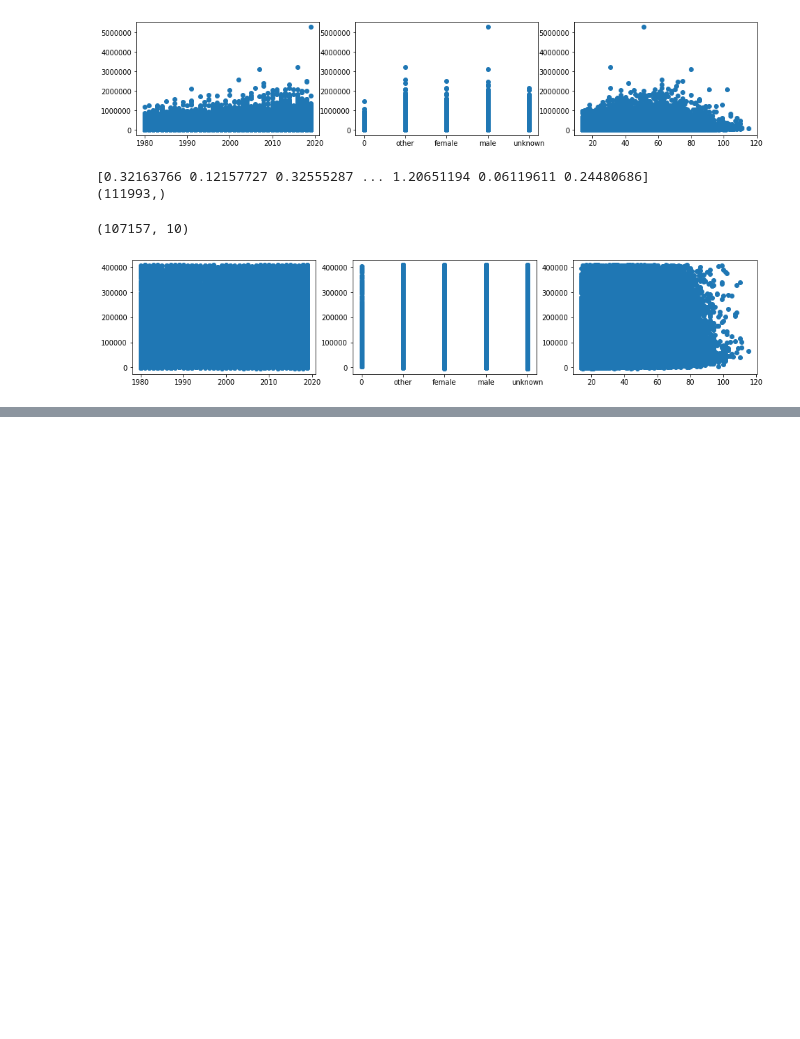
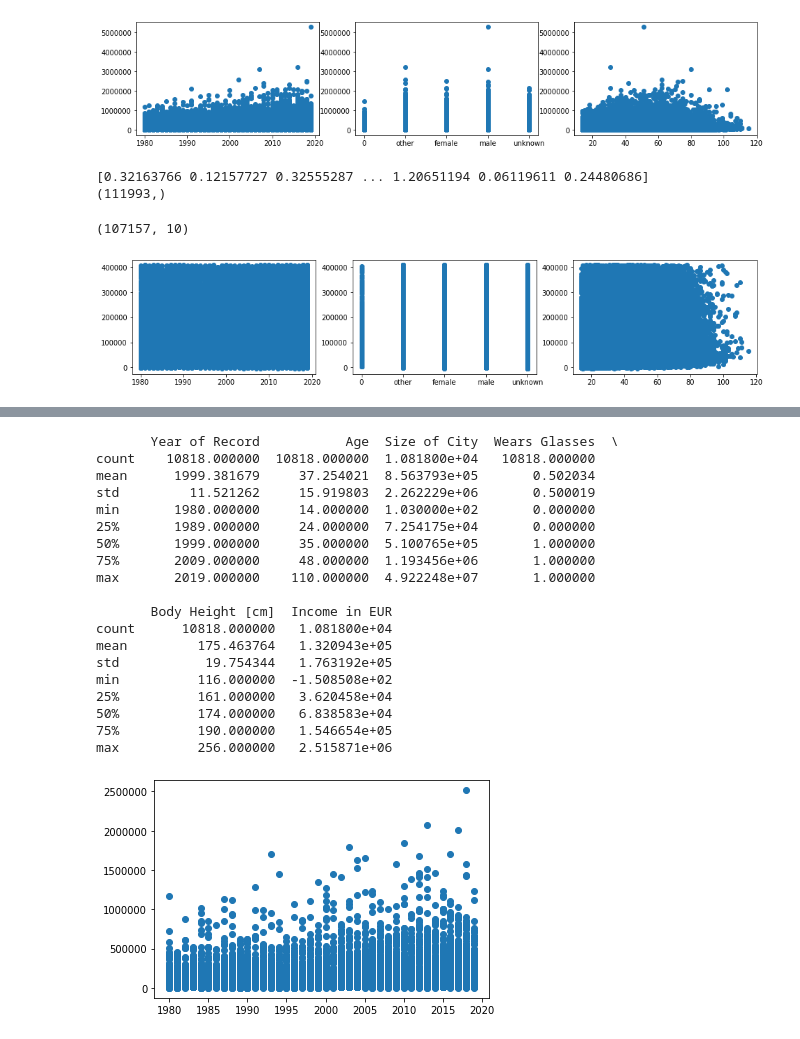
Before and after one commit to calebteo/CS7CS4-A1, a Jupyter notebook: src/Assignment_1.ipynb, the cells around one changed output, grey strips where cells are left out. Saved outputs shown, nothing was run; the diff lists cells and outputs as text; code cells hidden in the pictures; blank space fills up the shorter version.

```diff
--- a/src/Assignment_1.ipynb
+++ b/src/Assignment_1.ipynb
@@ -677,3 +679,10 @@ plt.show()
 # %% [output]
 (107157, 10)
 [figure]
+# %%
+Raw = main.ReadInData("../data/tcd ml 2019-20 income prediction training (with labels).csv")
+Raw = main.HandleMissingData(Raw)
+Raw['University Degree'] = Raw['University Degree'].replace(['0'], 'No')
+
+sub_df = Raw[Raw['Profession'].str.contains("senior")]
+sub_df.head(5)
@@ -679,0 +698,27 @@ plt.show()
+# %%
+print(sub_df.describe())
+
+
+plt.scatter(x = sub_df['Year of Record'], y = sub_df['Income in EUR'])
+plt.show()
+# %% [output]
+       Year of Record           Age  Size of City  Wears Glasses  \
+count    10818.000000  10818.000000  1.081800e+04   10818.000000
+mean      1999.381679     37.254021  8.563793e+05       0.502034
+std         11.521262     15.919803  2.262229e+06       0.500019
+min       1980.000000     14.000000  1.030000e+02       0.000000
+25%       1989.000000     24.000000  7.254175e+04       0.000000
+50%       1999.000000     35.000000  5.100765e+05       1.000000
+75%       2009.000000     48.000000  1.193456e+06       1.000000
+max       2019.000000    110.000000  4.922248e+07       1.000000
+
+       Body Height [cm]  Income in EUR
+count      10818.000000   1.081800e+04
+mean         175.463764   1.320943e+05
+std           19.754344   1.763192e+05
+min          116.000000  -1.508508e+02
+25%          161.000000   3.620458e+04
+50%          174.000000   6.838583e+04
+75%          190.000000   1.546654e+05
+max          256.000000   2.515871e+06
+[figure, added]
```
Also changed, not shown: parts of 12 cells of this notebook, 5 other files.
